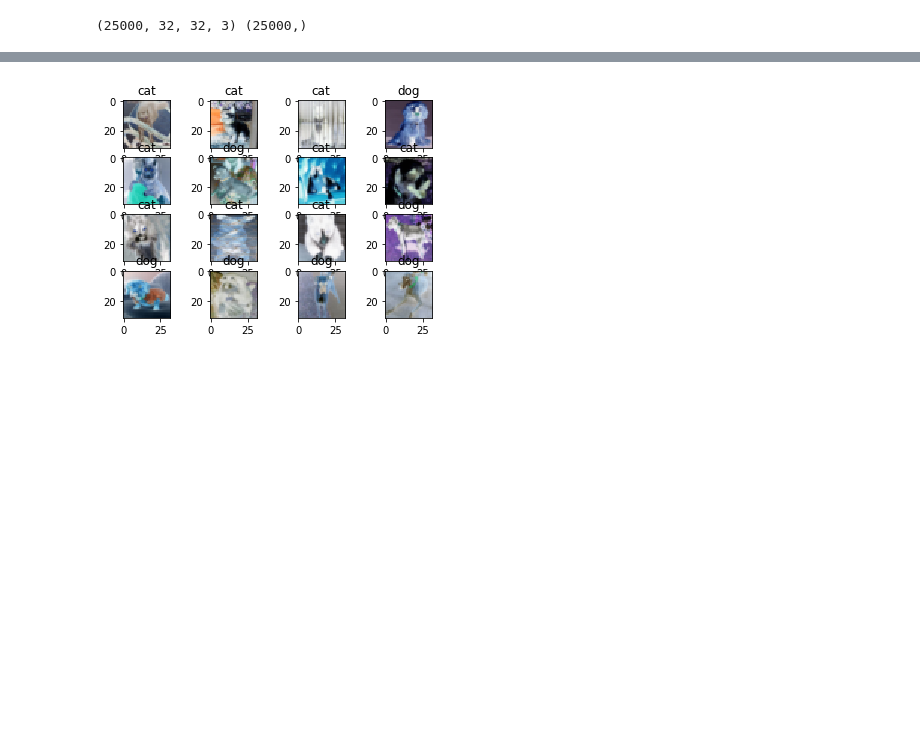
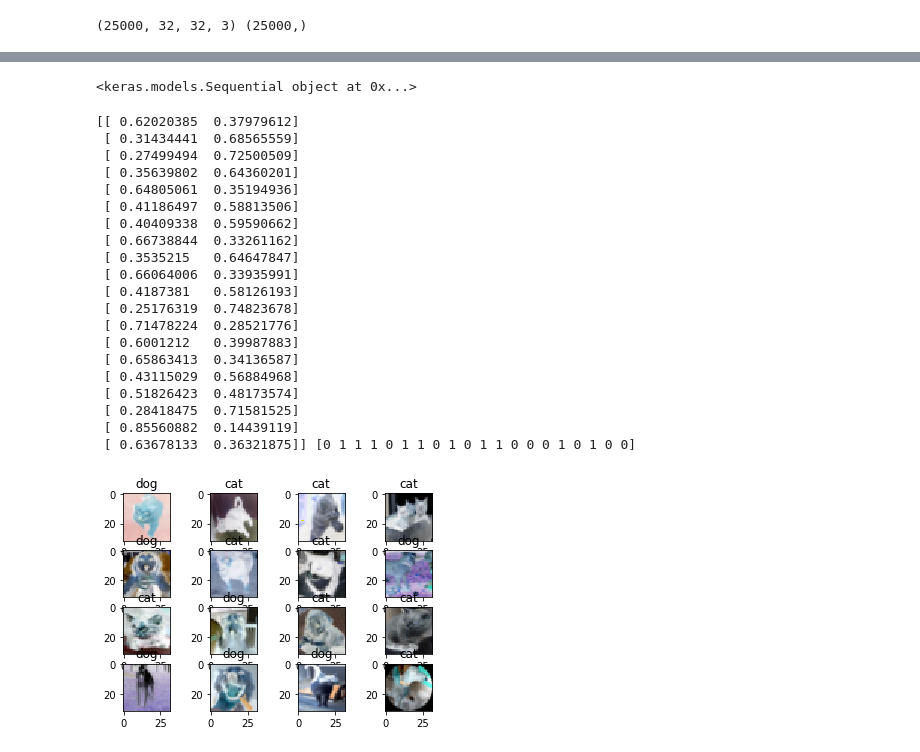
Before and after one commit to tempflip/catsVsDogs, a Jupyter notebook: catsVsDogs-Keras.ipynb, the cells around one changed output, grey strips where cells are left out. Cells and saved outputs as stored; diff of their text form; code cells hidden in the pictures; blank space fills up the shorter version.

```diff
--- a/catsVsDogs-Keras.ipynb
+++ b/catsVsDogs-Keras.ipynb
@@ -97,7 +102,7 @@ datagen = ImageDataGenerator(
         horizontal_flip=True,
         fill_mode='nearest')
 
-gen_batches = 10
+gen_batches = 0
 i = 0
 for batch_x, batch_y in datagen.flow(train_x[0:nt], train_y[0:nt], batch_size=100):
     print(batch_x.shape, batch_y.shape)
@@ -129,5 +124,5 @@ yv_one_hot = lb.fit_transform(yv)
 # %%
 model.compile('adam', 'sparse_categorical_crossentropy', ['accuracy'])
-history = model.fit(xt, yt_one_hot, nb_epoch=5, validation_split=0.2, shuffle=True)
-model.save_weights('cat_w.h5')
+history = model.fit(xt, yt_one_hot, nb_epoch=2, validation_split=0.2, shuffle=True)
+model.save('cat_w.h5')
 # %% [output]
@@ -164,23 +154,51 @@ acc: 0.7080000009536743
+# %%
+from keras.models import load_model
+m = load_model('./cat_w.h5')
+# %% [output]
+<keras.models.Sequential object at 0x...>
 # %%
 import random
 test_l = 20
 test_vis = []
 for n in range(test_l):
     test_vis.append(xv[random.randint(0, 500)])
 
 test_vis = np.array(test_vis)
-preds = np.argmax(model.predict(test_vis), axis=1)
+pr_list = model.predict(test_vis)
+preds = np.argmax(pr_list, axis=1)
+
+print (pr_list, preds)
 
 test_vis = test_vis * 128
 test_vis = test_vis + 128
 
 f, g = plt.subplots(4,4)
 for i in range(4):
     for c in range(4):
         n = i*4+c
         g[i,c].imshow(test_vis[n])
         if preds[n] == 1 : title = 'cat'
         else : title = 'dog'
         g[i,c].set_title(title)
 # %% [output]
+[[ 0.62020385  0.37979612]
+ [ 0.31434441  0.68565559]
+ [ 0.27499494  0.72500509]
+ [ 0.35639802  0.64360201]
+ [ 0.64805061  0.35194936]
+ [ 0.41186497  0.58813506]
+ [ 0.40409338  0.59590662]
+ [ 0.66738844  0.33261162]
+ [ 0.3535215   0.64647847]
+ [ 0.66064006  0.33935991]
+ [ 0.4187381   0.58126193]
+ [ 0.25176319  0.74823678]
+ [ 0.71478224  0.28521776]
+ [ 0.6001212   0.39987883]
+ [ 0.65863413  0.34136587]
+ [ 0.43115029  0.56884968]
+ [ 0.51826423  0.48173574]
+ [ 0.28418475  0.71581525]
+ [ 0.85560882  0.14439119]
+ [ 0.63678133  0.36321875]] [0 1 1 1 0 1 1 0 1 0 1 1 0 0 0 1 0 1 0 0]
-[figure, old version]
+[figure, new version]
```
Also changed, not shown: parts of 6 cells of this notebook, 1 other file.
